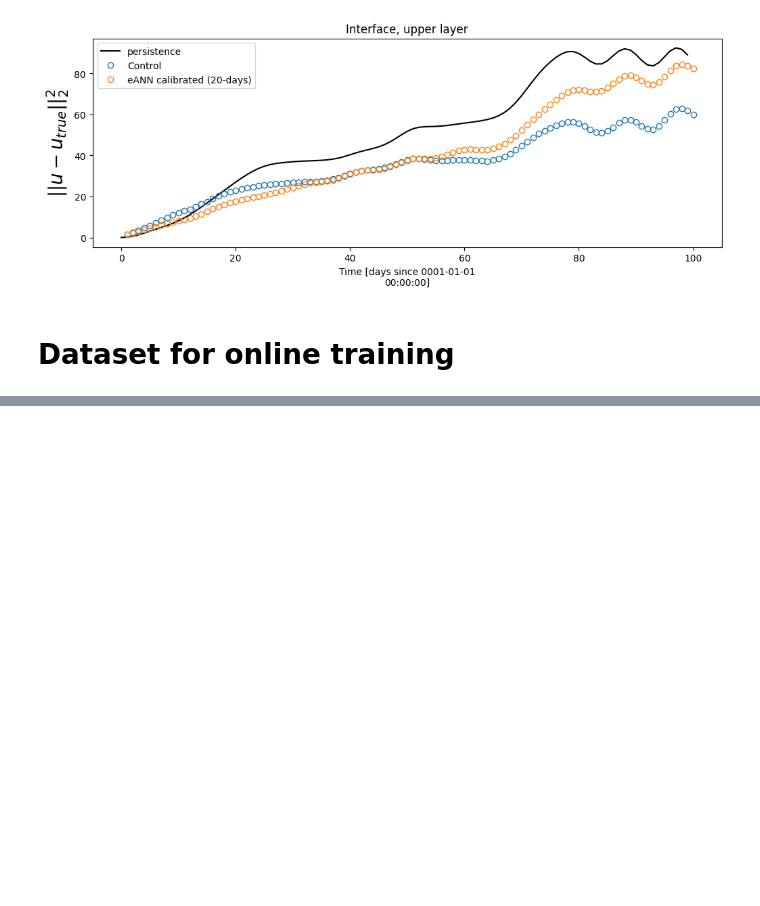
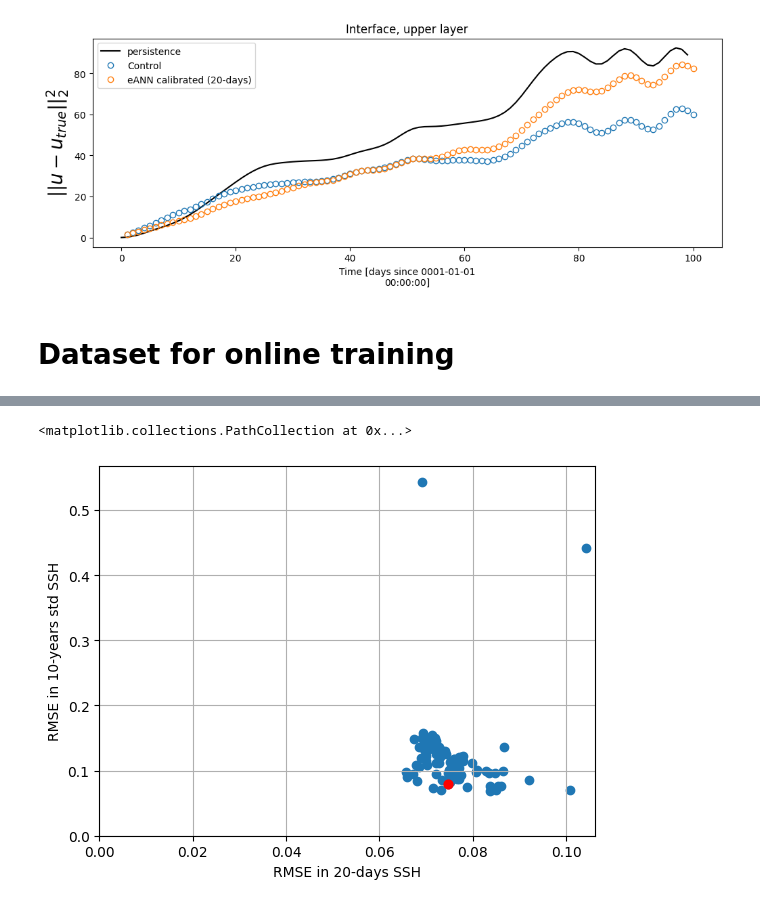
Before and after one commit to m2lines/calibration-MOM6, a Jupyter notebook: notebooks/RESTART_FILE.ipynb, the cells around one changed output, grey strips where cells are left out. Cells and saved outputs as stored; diff of their text form; code cells hidden in the pictures; blank space fills up the shorter version.

```diff
--- a/notebooks/RESTART_FILE.ipynb
+++ b/notebooks/RESTART_FILE.ipynb
@@ -510,0 +525,3 @@ EKI_dataset.to_netcdf('../scripts/R32/R2_FGR3_online_training.nc')
+# %%
+# First metric
+RMSE_ssh_std = y20.RMSE_e_std.isel(zi=0).values
@@ -510,0 +555,15 @@ EKI_dataset.to_netcdf('../scripts/R32/R2_FGR3_online_training.nc')
+# %%
+plt.scatter(RMSE_ssh_20d, RMSE_ssh_std)
+plt.xlim([0,None])
+plt.ylim([0,None])
+plt.grid()
+plt.xlabel('RMSE in 20-days SSH')
+plt.ylabel('RMSE in 10-years std SSH')
+plt.scatter(
+    RMSE_ssh_20d[8],
+    RMSE_ssh_std[8],
+    color='red', label="Pareto front", s=40
+)
+# %% [output]
+<matplotlib.collections.PathCollection at 0x...>
+[figure, added]
```
Also changed, not shown: parts of 18 cells of this notebook, 2 other files.
